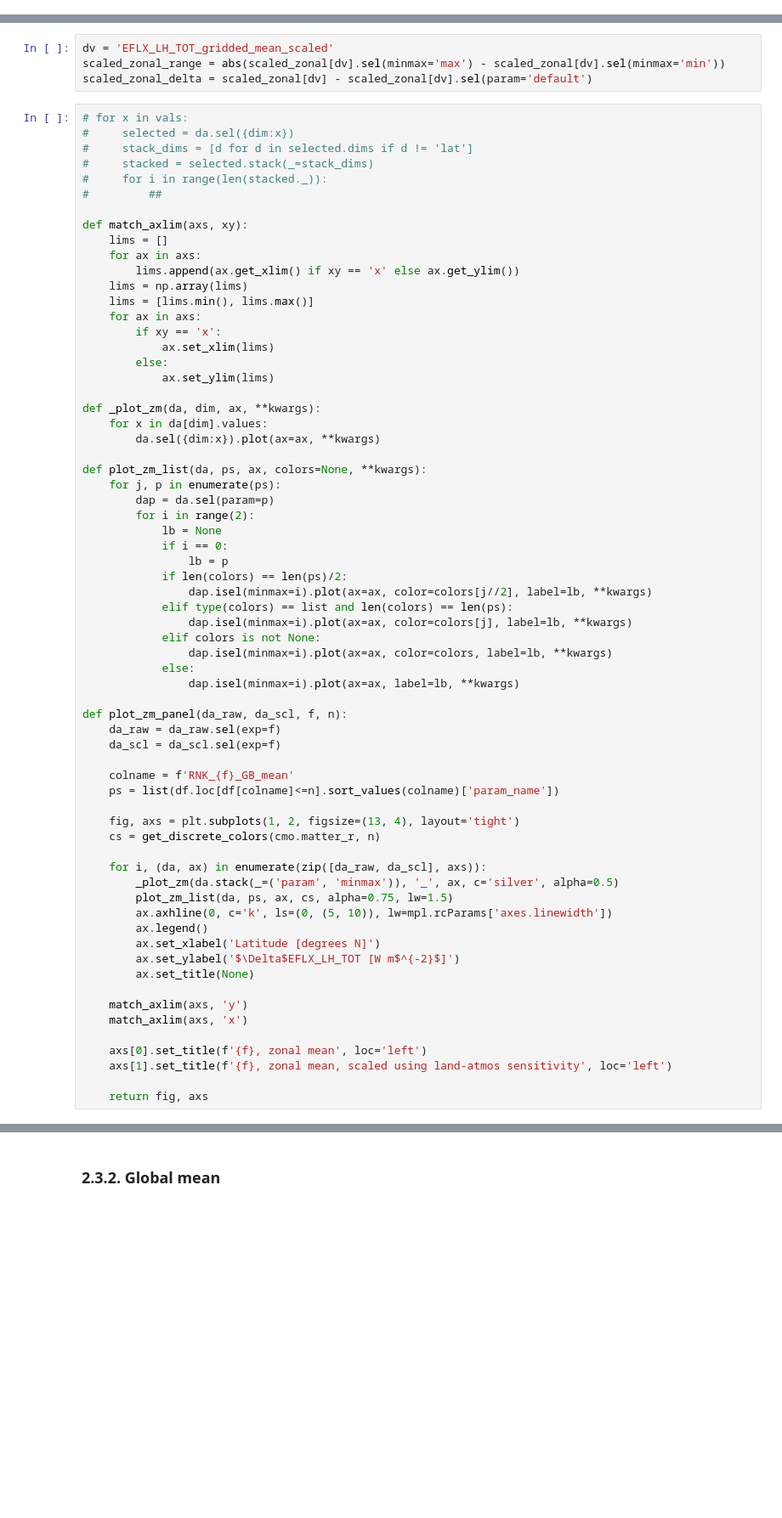
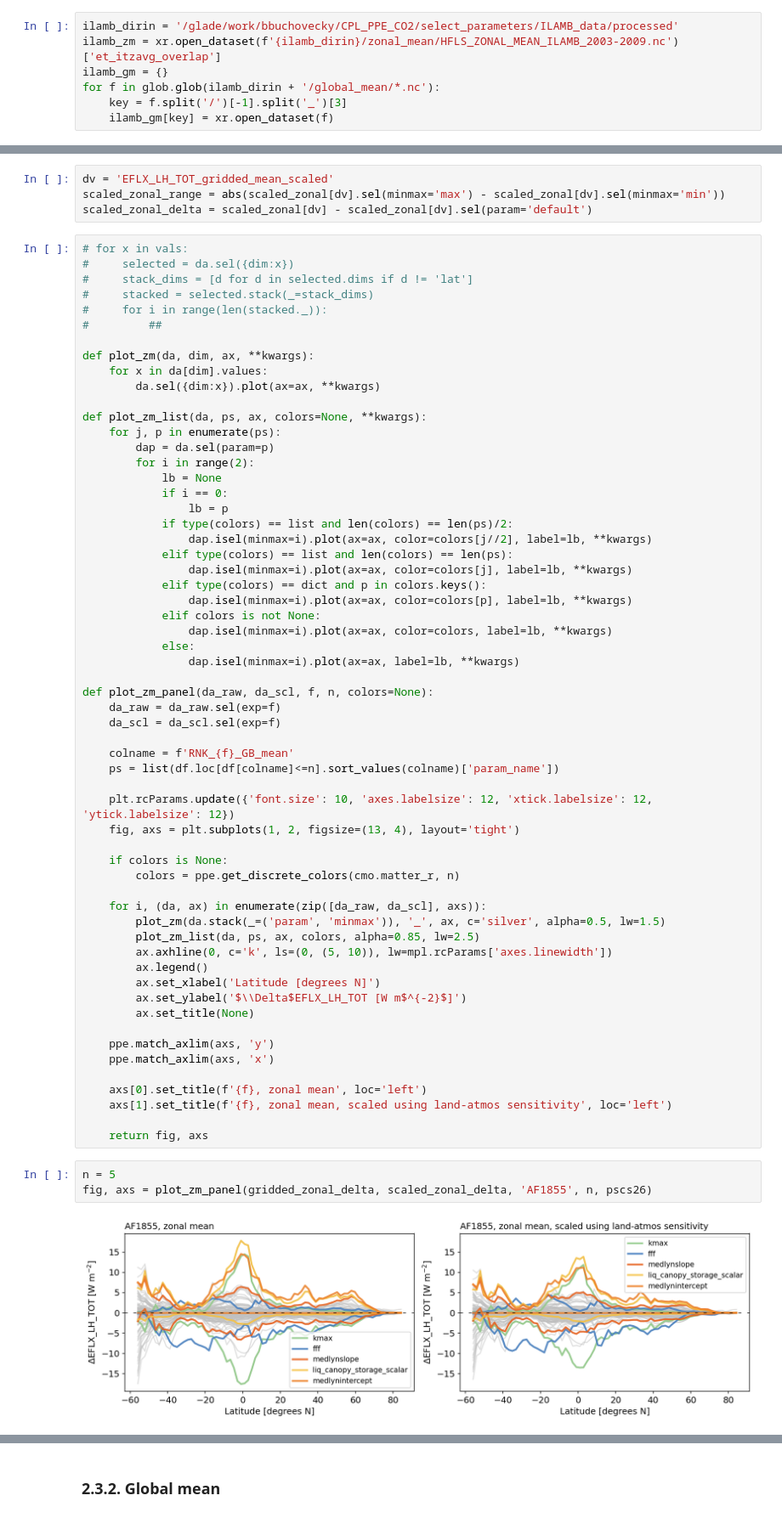
Before and after one commit to bbuchovecky/cpl_ppe_co2, a Jupyter notebook: hist/code/01_select-parameters/03_bgb_expected-coupled-et.ipynb, the cells around one changed output, grey strips where cells are left out. Shown at 85% size. Cells and saved outputs as stored; diff of their text form; blank space fills up the shorter version.

Commit message:
mass commit with new ILAMB comparisons

```diff
--- a/hist/code/01_select-parameters/03_bgb_expected-coupled-et.ipynb
+++ b/hist/code/01_select-parameters/03_bgb_expected-coupled-et.ipynb
@@ -131,3 +139,10 @@ key = list(df.columns[1:])
+# %%
+ilamb_dirin = '/glade/work/bbuchovecky/CPL_PPE_CO2/select_parameters/ILAMB_data/processed'
+ilamb_zm = xr.open_dataset(f'{ilamb_dirin}/zonal_mean/HFLS_ZONAL_MEAN_ILAMB_2003-2009.nc')['et_itzavg_overlap']
+ilamb_gm = {}
+for f in glob.glob(ilamb_dirin + '/global_mean/*.nc'):
+    key = f.split('/')[-1].split('_')[3]
+    ilamb_gm[key] = xr.open_dataset(f)
 # %% [markdown]
 ## 1.4. Define constants
 # %%
@@ -241,19 +249,7 @@ scaled_zonal_delta = scaled_zonal[dv] - scaled_zonal[dv].sel(param='default')
 #     for i in range(len(stacked._)):
 #         ##
 
-def match_axlim(axs, xy):
-    lims = []
-    for ax in axs:
-        lims.append(ax.get_xlim() if xy == 'x' else ax.get_ylim())
-    lims = np.array(lims)
-    lims = [lims.min(), lims.max()]
-    for ax in axs:
-        if xy == 'x':
-            ax.set_xlim(lims)
-        else:
-            ax.set_ylim(lims)
-
-def _plot_zm(da, dim, ax, **kwargs):
+def plot_zm(da, dim, ax, **kwargs):
     for x in da[dim].values:
         da.sel({dim:x}).plot(ax=ax, **kwargs)
 
@@ -264,38 +260,48 @@ def plot_zm_list(da, ps, ax, colors=None, **kwargs):
             lb = None
             if i == 0:
                 lb = p
-            if len(colors) == len(ps)/2:
+            if type(colors) == list and len(colors) == len(ps)/2:
                 dap.isel(minmax=i).plot(ax=ax, color=colors[j//2], label=lb, **kwargs)
             elif type(colors) == list and len(colors) == len(ps):
                 dap.isel(minmax=i).plot(ax=ax, color=colors[j], label=lb, **kwargs)
+            elif type(colors) == dict and p in colors.keys():
+                dap.isel(minmax=i).plot(ax=ax, color=colors[p], label=lb, **kwargs)
             elif colors is not None:
                 dap.isel(minmax=i).plot(ax=ax, color=colors, label=lb, **kwargs)
             else:
                 dap.isel(minmax=i).plot(ax=ax, label=lb, **kwargs)
 
-def plot_zm_panel(da_raw, da_scl, f, n):
+def plot_zm_panel(da_raw, da_scl, f, n, colors=None):
     da_raw = da_raw.sel(exp=f)
     da_scl = da_scl.sel(exp=f)
 
     colname = f'RNK_{f}_GB_mean'
     ps = list(df.loc[df[colname]<=n].sort_values(colname)['param_name'])
 
+    plt.rcParams.update({'font.size': 10, 'axes.labelsize': 12, 'xtick.labelsize': 12, 'ytick.labelsize': 12})
     fig, axs = plt.subplots(1, 2, figsize=(13, 4), layout='tight')
-    cs = get_discrete_colors(cmo.matter_r, n)
+
+    if colors is None:
+        colors = ppe.get_discrete_colors(cmo.matter_r, n)
 
     for i, (da, ax) in enumerate(zip([da_raw, da_scl], axs)):
-        _plot_zm(da.stack(_=('param', 'minmax')), '_', ax, c='silver', alpha=0.5)
-        plot_zm_list(da, ps, ax, cs, alpha=0.75, lw=1.5)
+        plot_zm(da.stack(_=('param', 'minmax')), '_', ax, c='silver', alpha=0.5, lw=1.5)
+        plot_zm_list(da, ps, ax, colors, alpha=0.85, lw=2.5)
         ax.axhline(0, c='k', ls=(0, (5, 10)), lw=mpl.rcParams['axes.linewidth'])
         ax.legend()
         ax.set_xlabel('Latitude [degrees N]')
-        ax.set_ylabel('$\Delta$EFLX_LH_TOT [W m$^{-2}$]')
+        ax.set_ylabel('$\\Delta$EFLX_LH_TOT [W m$^{-2}$]')
         ax.set_title(None)
 
-    match_axlim(axs, 'y')
-    match_axlim(axs, 'x')
+    ppe.match_axlim(axs, 'y')
+    ppe.match_axlim(axs, 'x')
 
     axs[0].set_title(f'{f}, zonal mean', loc='left')
     axs[1].set_title(f'{f}, zonal mean, scaled using land-atmos sensitivity', loc='left')
 
     return fig, axs
+# %%
+n = 5
+fig, axs = plot_zm_panel(gridded_zonal_delta, scaled_zonal_delta, 'AF1855', n, pscs26)
+# %% [output]
+[figure, added]
```
Also changed, not shown: parts of 17 cells of this notebook, 27 other files.
